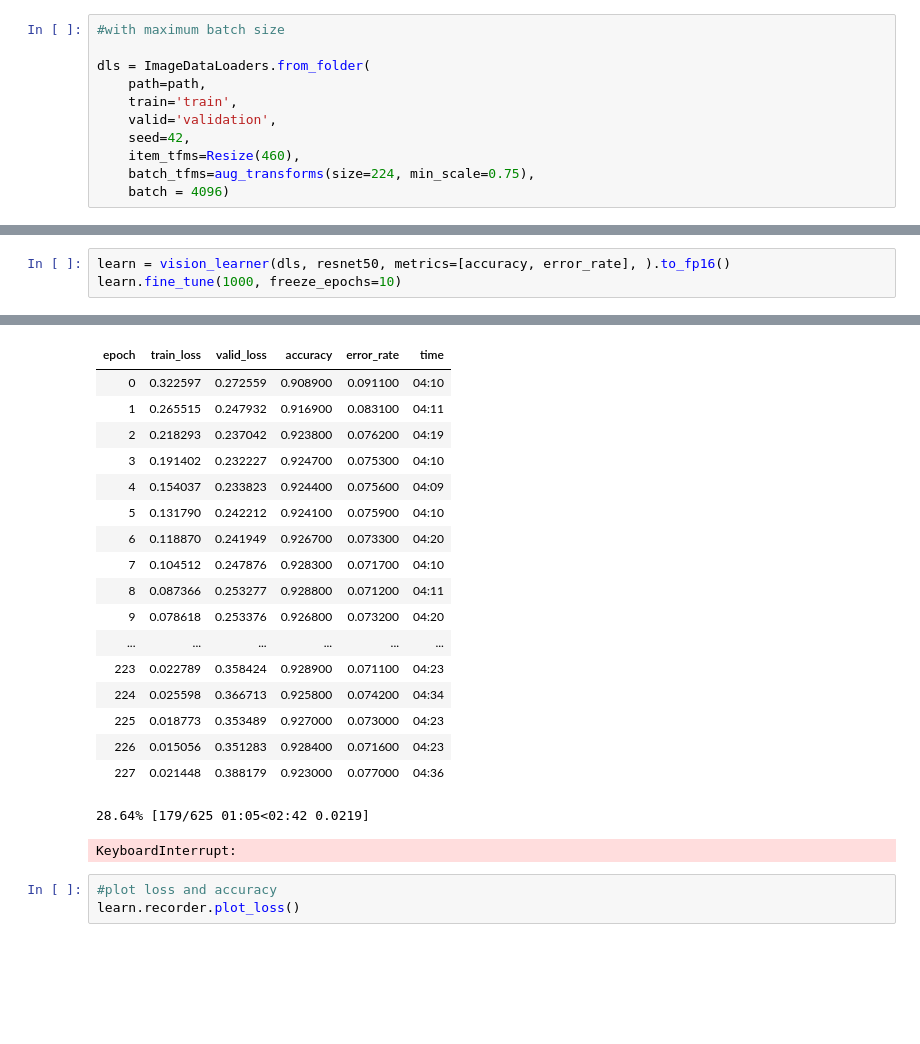
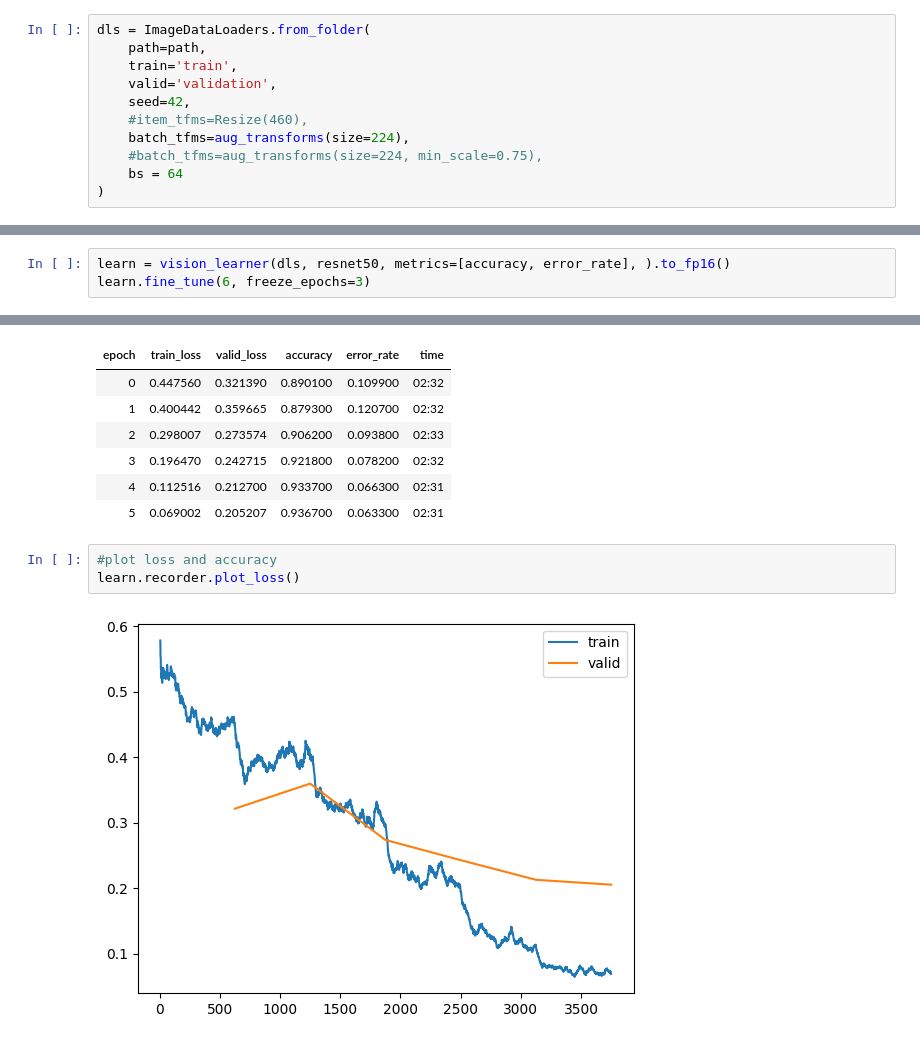
Before and after one commit to RecursiveMagus/ImageClassifier_MSC, a Jupyter notebook: conv_test1.ipynb, the cells around one changed output, grey strips where cells are left out. Saved outputs shown, nothing was run; the diff lists cells and outputs as text; blank space fills up the shorter version.

```diff
--- a/conv_test1.ipynb
+++ b/conv_test1.ipynb
@@ -37,14 +44,14 @@ True
 # %%
-#with maximum batch size
-
 dls = ImageDataLoaders.from_folder(
     path=path,
     train='train',
     valid='validation',
     seed=42,
-    item_tfms=Resize(460),
-    batch_tfms=aug_transforms(size=224, min_scale=0.75),
-    batch = 4096)
+    #item_tfms=Resize(460),
+    batch_tfms=aug_transforms(size=224),
+    #batch_tfms=aug_transforms(size=224, min_scale=0.75),
+    bs = 64
+)
 # %%
 dls.show_batch()
 # %% [output]
@@ -52,4 +59,4 @@ dls.show_batch()
 # %%
 learn = vision_learner(dls, resnet50, metrics=[accuracy, error_rate], ).to_fp16()
-learn.fine_tune(1000, freeze_epochs=10)
+learn.fine_tune(6, freeze_epochs=3)
 # %% [output]
@@ -57,22 +63,12 @@ learn.fine_tune(1000, freeze_epochs=10)
 | epoch | train_loss | valid_loss | accuracy | error_rate | time |
-| 0 | 0.322597 | 0.272559 | 0.908900 | 0.091100 | 04:10 |
-| 1 | 0.265515 | 0.247932 | 0.916900 | 0.083100 | 04:11 |
-| 2 | 0.218293 | 0.237042 | 0.923800 | 0.076200 | 04:19 |
-| 3 | 0.191402 | 0.232227 | 0.924700 | 0.075300 | 04:10 |
-| 4 | 0.154037 | 0.233823 | 0.924400 | 0.075600 | 04:09 |
-| 5 | 0.131790 | 0.242212 | 0.924100 | 0.075900 | 04:10 |
-| 6 | 0.118870 | 0.241949 | 0.926700 | 0.073300 | 04:20 |
-| 7 | 0.104512 | 0.247876 | 0.928300 | 0.071700 | 04:10 |
-| 8 | 0.087366 | 0.253277 | 0.928800 | 0.071200 | 04:11 |
-| 9 | 0.078618 | 0.253376 | 0.926800 | 0.073200 | 04:20 |
-| ... | ... | ... | ... | ... | ... |
-| 223 | 0.022789 | 0.358424 | 0.928900 | 0.071100 | 04:23 |
-| 224 | 0.025598 | 0.366713 | 0.925800 | 0.074200 | 04:34 |
-| 225 | 0.018773 | 0.353489 | 0.927000 | 0.073000 | 04:23 |
-| 226 | 0.015056 | 0.351283 | 0.928400 | 0.071600 | 04:23 |
-| 227 | 0.021448 | 0.388179 | 0.923000 | 0.077000 | 04:36 |
+| 0 | 0.447560 | 0.321390 | 0.890100 | 0.109900 | 02:32 |
+| 1 | 0.400442 | 0.359665 | 0.879300 | 0.120700 | 02:32 |
+| 2 | 0.298007 | 0.273574 | 0.906200 | 0.093800 | 02:33 |
+| 3 | 0.196470 | 0.242715 | 0.921800 | 0.078200 | 02:32 |
+| 4 | 0.112516 | 0.212700 | 0.933700 | 0.066300 | 02:31 |
+| 5 | 0.069002 | 0.205207 | 0.936700 | 0.063300 | 02:31 |
-28.64% [179/625 01:05<02:42 0.0219]
-KeyboardInterrupt:
 # %%
 #plot loss and accuracy
 learn.recorder.plot_loss()
+# %% [output]
+[figure, added]
```
Also changed, not shown: parts of 8 cells of this notebook, 3 other files.
